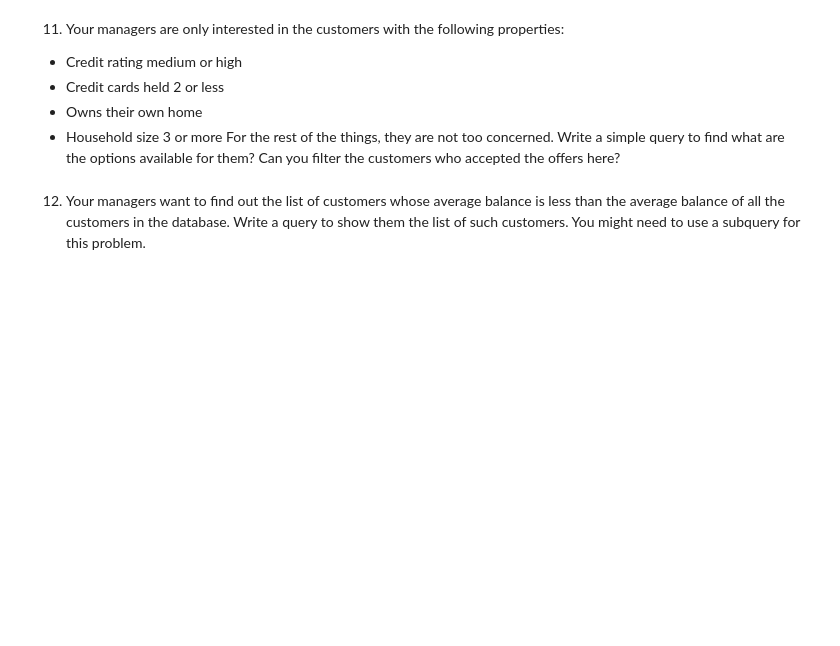
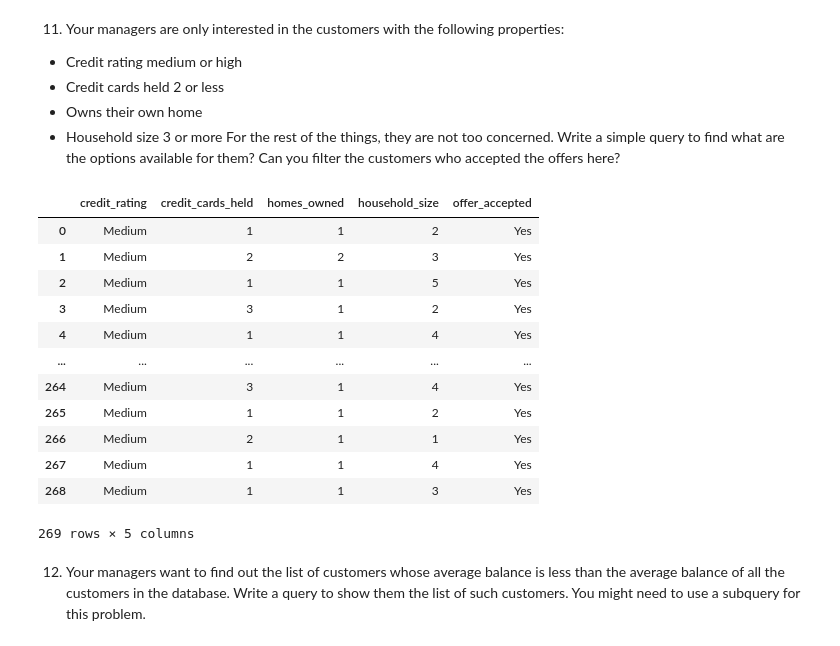
Before and after one commit to SophieHubert/Project_2_Mid-Bootcamp, a Jupyter notebook: classification/02- MySQL - Classification.ipynb, the cells around one changed output. Cells and saved outputs as stored; diff of their text form; code cells hidden in the pictures; blank space fills up the shorter version.

```diff
--- a/classification/02- MySQL - Classification.ipynb
+++ b/classification/02- MySQL - Classification.ipynb
@@ -189,15 +318,30 @@ Can you filter the customers who accepted the offers here?
 # %%
 query_11 = '''
             select credit_rating, credit_cards_held, homes_owned, household_size ,offer_accepted
             from credit_card_data
             where credit_rating = 'medium' or credit_rating = 'high'
             and credit_cards_held <= 2
             and homes_owned = 'yes'
             and household_size >= 3
             having offer_accepted = 'yes';
 
             '''
-data = pd.read_sql_query(query_11, engine)
+data_11 = pd.read_sql_query(query_11, engine)
+data_11
+# %% [output]
+|  | credit_rating | credit_cards_held | homes_owned | household_size | offer_accepted |
+| 0 | Medium | 1 | 1 | 2 | Yes |
+| 1 | Medium | 2 | 2 | 3 | Yes |
+| 2 | Medium | 1 | 1 | 5 | Yes |
+| 3 | Medium | 3 | 1 | 2 | Yes |
+| 4 | Medium | 1 | 1 | 4 | Yes |
+| ... | ... | ... | ... | ... | ... |
+| 264 | Medium | 3 | 1 | 4 | Yes |
+| 265 | Medium | 1 | 1 | 2 | Yes |
+| 266 | Medium | 2 | 1 | 1 | Yes |
+| 267 | Medium | 1 | 1 | 4 | Yes |
+| 268 | Medium | 1 | 1 | 3 | Yes |
+269 rows × 5 columns
 # %% [markdown]
 12. Your managers want to find out the list of customers whose average balance is less than the average balance
 of all the customers in the database. Write a query to show them the list of such customers.
```
Also changed, not shown: parts of 24 cells of this notebook, 1 other file.
